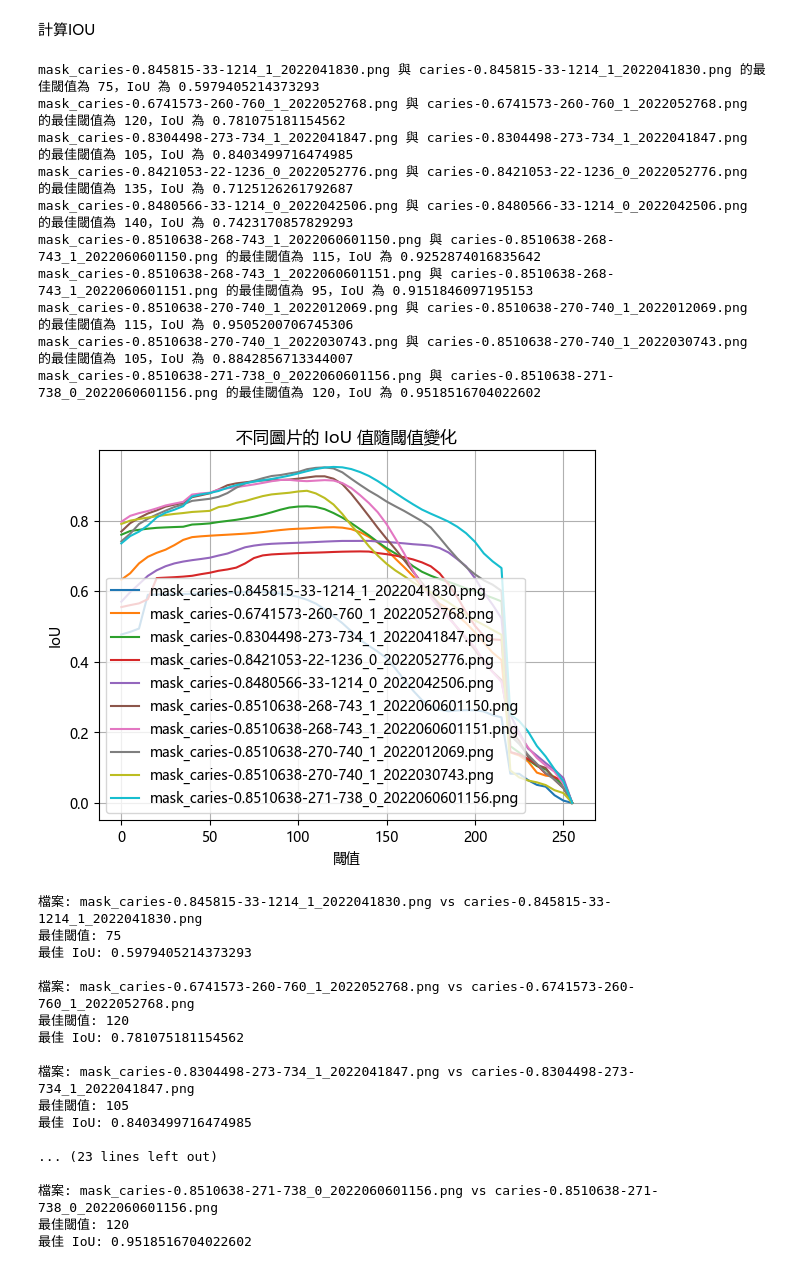
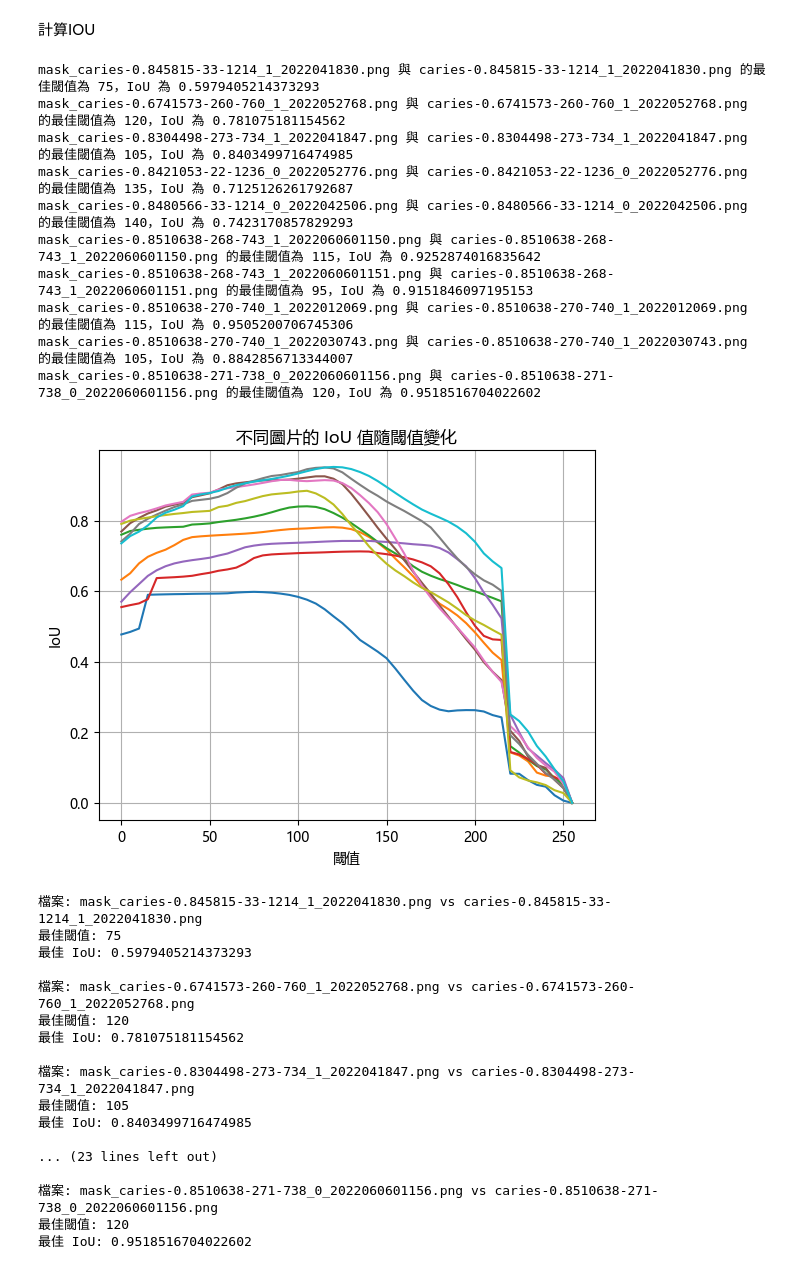
Before and after one commit to LianChia/task, a Jupyter notebook: v4.40/task1and2/Task1_and_Task2.ipynb, the cells around one changed output. Saved outputs shown, nothing was run; the diff lists cells and outputs as text; code cells hidden in the pictures.

```diff
--- a/v4.40/task1and2/Task1_and_Task2.ipynb
+++ b/v4.40/task1and2/Task1_and_Task2.ipynb
@@ -1479,36 +1479,36 @@ def process_folder_for_best_thresholds(predict_folder, groundtruth_folder):
     plt.xlabel('閾值')
     plt.ylabel('IoU')
     plt.title('不同圖片的 IoU 值隨閾值變化')
-    plt.legend(loc="best")
+    #plt.legend(loc="best")                     # 顯示圖例
     plt.grid(True)
     plt.show()
 
     return best_thresholds
 
 # 預測集和真實集的資料夾路徑
 predict_folder = r"C:\Users\SSTek\Desktop\LianChia\task\v4.40\task1and2\imgv0.2\test"
 groundtruth_folder = r"C:\Users\SSTek\Desktop\LianChia\task\v4.40\task1and2\imgv0.2\fin_pic"
 
 # 計算每張圖片的最佳閾值和 IoU
 best_thresholds = process_folder_for_best_thresholds(predict_folder, groundtruth_folder)
 
 # 輸出每對檔案的最佳閾值和 IoU
 for predict_file, groundtruth_file, best_threshold, best_iou in best_thresholds:
     print(f"檔案: {predict_file} vs {groundtruth_file}")
     print(f"最佳閾值: {best_threshold}")
     print(f"最佳 IoU: {best_iou}\n")
 # %% [output]
 mask_caries-0.845815-33-1214_1_2022041830.png 與 caries-0.845815-33-1214_1_2022041830.png 的最佳閾值為 75，IoU 為 0.5979405214373293
 mask_caries-0.6741573-260-760_1_2022052768.png 與 caries-0.6741573-260-760_1_2022052768.png 的最佳閾值為 120，IoU 為 0.781075181154562
 mask_caries-0.8304498-273-734_1_2022041847.png 與 caries-0.8304498-273-734_1_2022041847.png 的最佳閾值為 105，IoU 為 0.8403499716474985
 mask_caries-0.8421053-22-1236_0_2022052776.png 與 caries-0.8421053-22-1236_0_2022052776.png 的最佳閾值為 135，IoU 為 0.7125126261792687
 mask_caries-0.8480566-33-1214_0_2022042506.png 與 caries-0.8480566-33-1214_0_2022042506.png 的最佳閾值為 140，IoU 為 0.7423170857829293
 mask_caries-0.8510638-268-743_1_2022060601150.png 與 caries-0.8510638-268-743_1_2022060601150.png 的最佳閾值為 115，IoU 為 0.9252874016835642
 mask_caries-0.8510638-268-743_1_2022060601151.png 與 caries-0.8510638-268-743_1_2022060601151.png 的最佳閾值為 95，IoU 為 0.9151846097195153
 mask_caries-0.8510638-270-740_1_2022012069.png 與 caries-0.8510638-270-740_1_2022012069.png 的最佳閾值為 115，IoU 為 0.9505200706745306
 mask_caries-0.8510638-270-740_1_2022030743.png 與 caries-0.8510638-270-740_1_2022030743.png 的最佳閾值為 105，IoU 為 0.8842856713344007
 mask_caries-0.8510638-271-738_0_2022060601156.png 與 caries-0.8510638-271-738_0_2022060601156.png 的最佳閾值為 120，IoU 為 0.9518516704022602
-[figure, old version]
+[figure, new version]
 檔案: mask_caries-0.845815-33-1214_1_2022041830.png vs caries-0.845815-33-1214_1_2022041830.png
 最佳閾值: 75
 最佳 IoU: 0.5979405214373293
```
